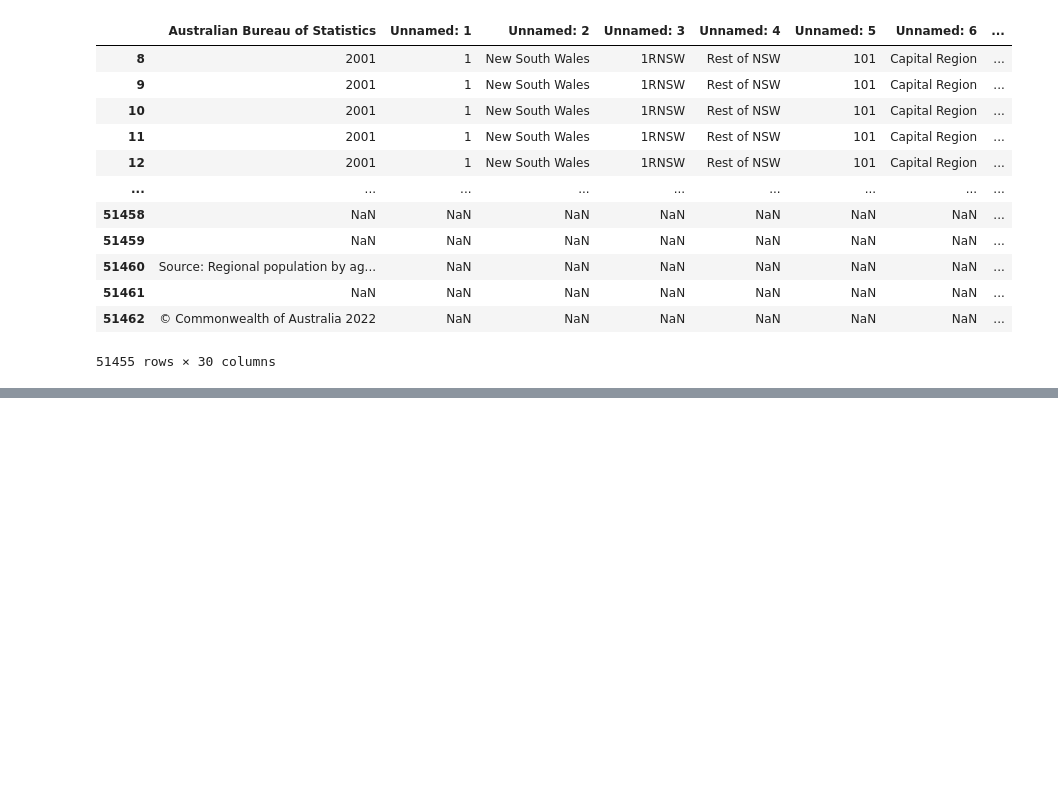
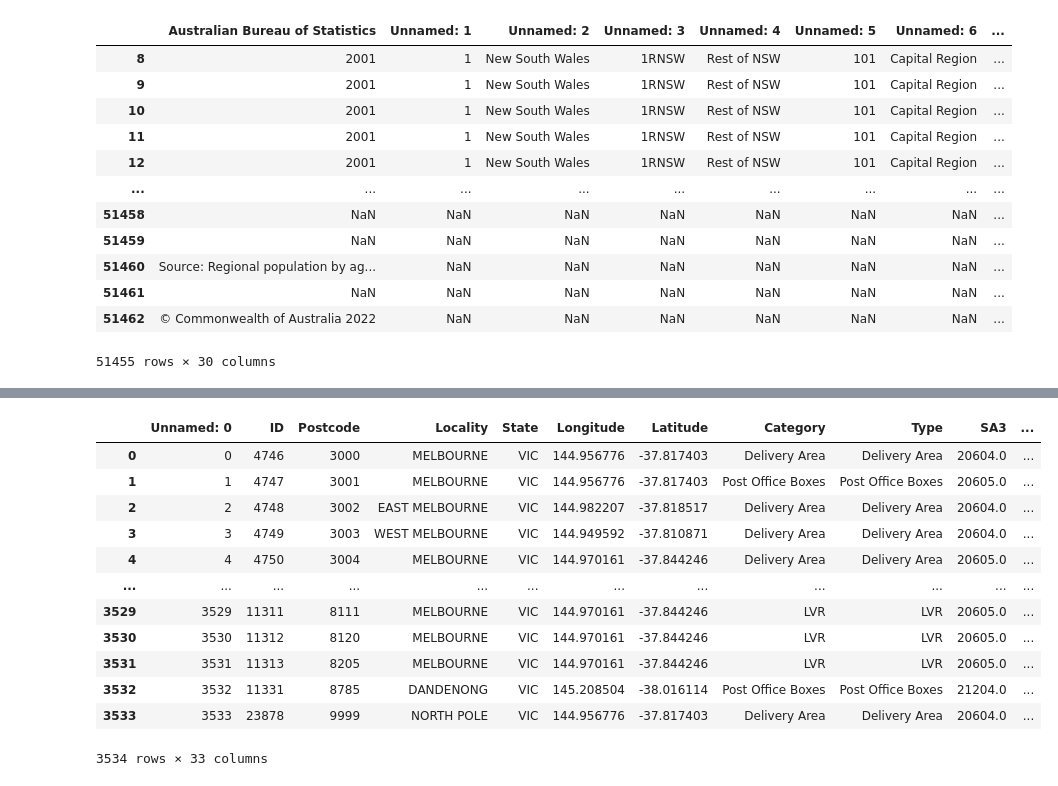
Before and after one commit to MAST30034-Applied-Data-Science/generic-real-estate-consulting-project-group-55, a Jupyter notebook: notebooks/external_data_preprocess.ipynb, the cells around one changed output, grey strips where cells are left out. Saved outputs shown, nothing was run; the diff lists cells and outputs as text; code cells hidden in the pictures; blank space fills up the shorter version.

```diff
--- a/notebooks/external_data_preprocess.ipynb
+++ b/notebooks/external_data_preprocess.ipynb
@@ -153,0 +171,17 @@ select_population = VIC_population.loc[:, ['Year','S/T name', 'SA2 name', '0-4',
+# %%
+postcode_SA2 = pd.read_csv('../data/raw/postcode_info.csv')
+postcode_SA2
+# %% [output]
+|  | Unnamed: 0 | ID | Postcode | Locality | State | Longitude | Latitude | Category | Type | SA3 | ... |
+| 0 | 0 | 4746 | 3000 | MELBOURNE | VIC | 144.956776 | -37.817403 | Delivery Area | Delivery Area | 20604.0 | ... |
+| 1 | 1 | 4747 | 3001 | MELBOURNE | VIC | 144.956776 | -37.817403 | Post Office Boxes | Post Office Boxes | 20605.0 | ... |
+| 2 | 2 | 4748 | 3002 | EAST MELBOURNE | VIC | 144.982207 | -37.818517 | Delivery Area | Delivery Area | 20604.0 | ... |
+| 3 | 3 | 4749 | 3003 | WEST MELBOURNE | VIC | 144.949592 | -37.810871 | Delivery Area | Delivery Area | 20604.0 | ... |
+| 4 | 4 | 4750 | 3004 | MELBOURNE | VIC | 144.970161 | -37.844246 | Delivery Area | Delivery Area | 20605.0 | ... |
+| ... | ... | ... | ... | ... | ... | ... | ... | ... | ... | ... | ... |
+| 3529 | 3529 | 11311 | 8111 | MELBOURNE | VIC | 144.970161 | -37.844246 | LVR | LVR | 20605.0 | ... |
+| 3530 | 3530 | 11312 | 8120 | MELBOURNE | VIC | 144.970161 | -37.844246 | LVR | LVR | 20605.0 | ... |
+| 3531 | 3531 | 11313 | 8205 | MELBOURNE | VIC | 144.970161 | -37.844246 | LVR | LVR | 20605.0 | ... |
+| 3532 | 3532 | 11331 | 8785 | DANDENONG | VIC | 145.208504 | -38.016114 | Post Office Boxes | Post Office Boxes | 21204.0 | ... |
+| 3533 | 3533 | 23878 | 9999 | NORTH POLE | VIC | 144.956776 | -37.817403 | Delivery Area | Delivery Area | 20604.0 | ... |
+3534 rows × 33 columns
```
Also changed, not shown: parts of 6 cells of this notebook.
